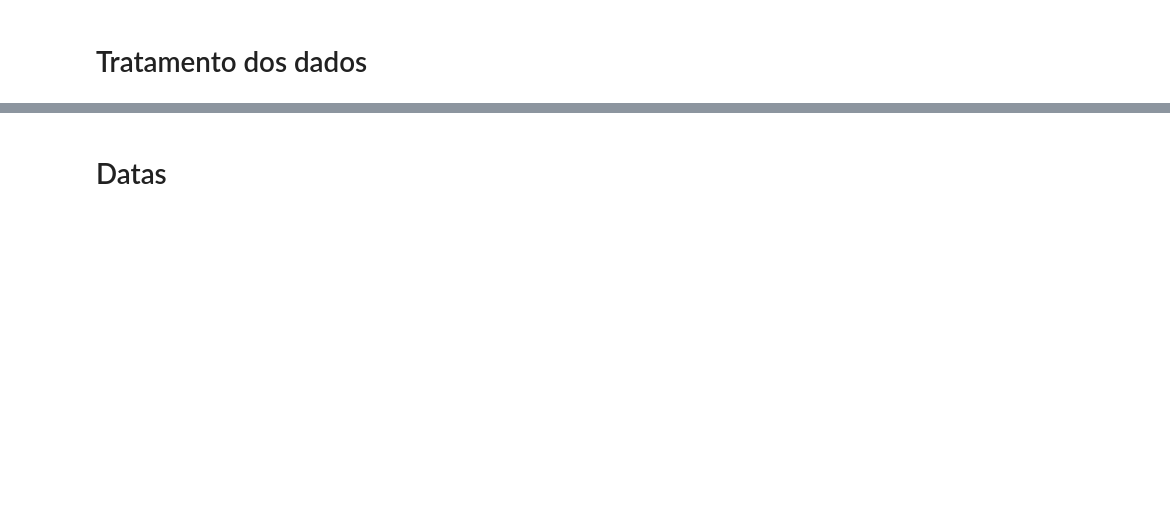
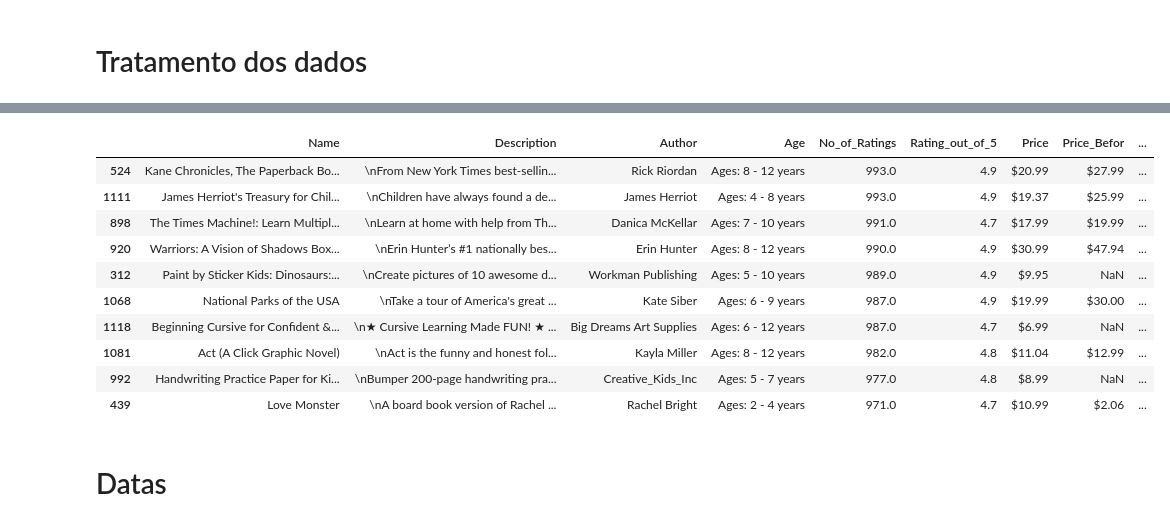
Before and after one commit to Jessesantoz/An-lise-dados-de-livros, a Jupyter notebook: Books_kids.ipynb, the cells around one changed output, grey strips where cells are left out. Saved outputs shown, nothing was run; the diff lists cells and outputs as text; code cells hidden in the pictures; blank space fills up the shorter version.

```diff
--- a/Books_kids.ipynb
+++ b/Books_kids.ipynb
@@ -26,2 +137,20 @@ df.tail()
+# %%
+top = df.filter(items=['Name', 'Description', 'Author', 'Age', 'No_of_Ratings', 'Rating_out_of_5','Price', 'Price_Befor',
+                       'Cover_Type','Publication_Date', 'Best_Seller']).where(df['No_of_Ratings'] >= 971.0)\
+                       .sort_values(ascending=False, by='No_of_Ratings').head(10)
+
+top
+# %% [output]
+|  | Name | Description | Author | Age | No_of_Ratings | Rating_out_of_5 | Price | Price_Befor | ... |
+| 524 | Kane Chronicles, The Paperback Bo... | \nFrom New York Times best-sellin... | Rick Riordan | Ages: 8 - 12 years | 993.0 | 4.9 | $20.99 | $27.99 | ... |
+| 1111 | James Herriot's Treasury for Chil... | \nChildren have always found a de... | James Herriot | Ages: 4 - 8 years | 993.0 | 4.9 | $19.37 | $25.99 | ... |
+| 898 | The Times Machine!: Learn Multipl... | \nLearn at home with help from Th... | Danica McKellar | Ages: 7 - 10 years | 991.0 | 4.7 | $17.99 | $19.99 | ... |
+| 920 | Warriors: A Vision of Shadows Box... | \nErin Hunter’s #1 nationally bes... | Erin Hunter | Ages: 8 - 12 years | 990.0 | 4.9 | $30.99 | $47.94 | ... |
+| 312 | Paint by Sticker Kids: Dinosaurs:... | \nCreate pictures of 10 awesome d... | Workman Publishing | Ages: 5 - 10 years | 989.0 | 4.9 | $9.95 | NaN | ... |
+| 1068 | National Parks of the USA | \nTake a tour of America's great ... | Kate Siber | Ages: 6 - 9 years | 987.0 | 4.9 | $19.99 | $30.00 | ... |
+| 1118 | Beginning Cursive for Confident &... | \n★ Cursive Learning Made FUN! ★ ... | Big Dreams Art Supplies | Ages: 6 - 12 years | 987.0 | 4.7 | $6.99 | NaN | ... |
+| 1081 | Act (A Click Graphic Novel) | \nAct is the funny and honest fol... | Kayla Miller | Ages: 8 - 12 years | 982.0 | 4.8 | $11.04 | $12.99 | ... |
+| 992 | Handwriting Practice Paper for Ki... | \nBumper 200-page handwriting pra... | Creative_Kids_Inc | Ages: 5 - 7 years | 977.0 | 4.8 | $8.99 | NaN | ... |
+| 439 | Love Monster | \nA board book version of Rachel ... | Rachel Bright | Ages: 2 - 4 years | 971.0 | 4.7 | $10.99 | $2.06 | ... |
 # %% [markdown]
 # Datas
```
Also changed, not shown: parts of 14 cells of this notebook.
